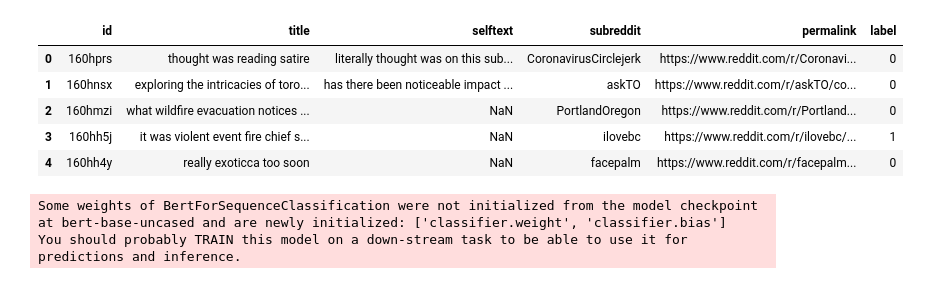
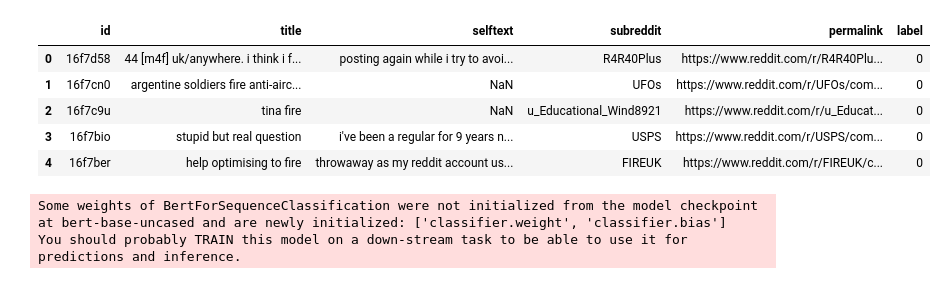
Before and after one commit to arvandiii/Thesis-Project, a Jupyter notebook: reddit/active_learning.ipynb, the cells around one changed output. Saved outputs shown, nothing was run; the diff lists cells and outputs as text; code cells hidden in the pictures.

```diff
--- a/reddit/active_learning.ipynb
+++ b/reddit/active_learning.ipynb
@@ -16,4 +40,7 @@ def clean_text(text):
     return text
+# %%
+input_file_name = 'reddit_0.csv'
+ouput_file_name = 'reddit_labeled_0.csv'
 # %%
 import pandas as pd
 
@@ -33,13 +60,13 @@ selected_data.to_csv('labeled.csv', index=False)
 # %%
-labeled_data = pd.read_csv('labeled.csv')
+labeled_data = pd.read_csv(ouput_file_name)
 labeled_data.head()
 # %% [output]
 |  | id | title | selftext | subreddit | permalink | label |
-| 0 | 160hprs | thought was reading satire | literally thought was on this sub... | CoronavirusCirclejerk | https://www.reddit.com/r/Coronavi... | 0 |
-| 1 | 160hnsx | exploring the intricacies of toro... | has there been noticeable impact ... | askTO | https://www.reddit.com/r/askTO/co... | 0 |
-| 2 | 160hmzi | what wildfire evacuation notices ... | NaN | PortlandOregon | https://www.reddit.com/r/Portland... | 0 |
-| 3 | 160hh5j | it was violent event fire chief s... | NaN | ilovebc | https://www.reddit.com/r/ilovebc/... | 1 |
-| 4 | 160hh4y | really exoticca too soon | NaN | facepalm | https://www.reddit.com/r/facepalm... | 0 |
+| 0 | 16f7d58 | 44 [m4f] uk/anywhere. i think i f... | posting again while i try to avoi... | R4R40Plus | https://www.reddit.com/r/R4R40Plu... | 0 |
+| 1 | 16f7cn0 | argentine soldiers fire anti-airc... | NaN | UFOs | https://www.reddit.com/r/UFOs/com... | 0 |
+| 2 | 16f7c9u | tina fire | NaN | u_Educational_Wind8921 | https://www.reddit.com/r/u_Educat... | 0 |
+| 3 | 16f7bio | stupid but real question | i've been a regular for 9 years n... | USPS | https://www.reddit.com/r/USPS/com... | 0 |
+| 4 | 16f7ber | help optimising to fire | throwaway as my reddit account us... | FIREUK | https://www.reddit.com/r/FIREUK/c... | 0 |
 # %%
 import pandas as pd
 from transformers import BertTokenizer, BertForSequenceClassification
```
Also changed, not shown: parts of 3 cells of this notebook, 13 other files.
